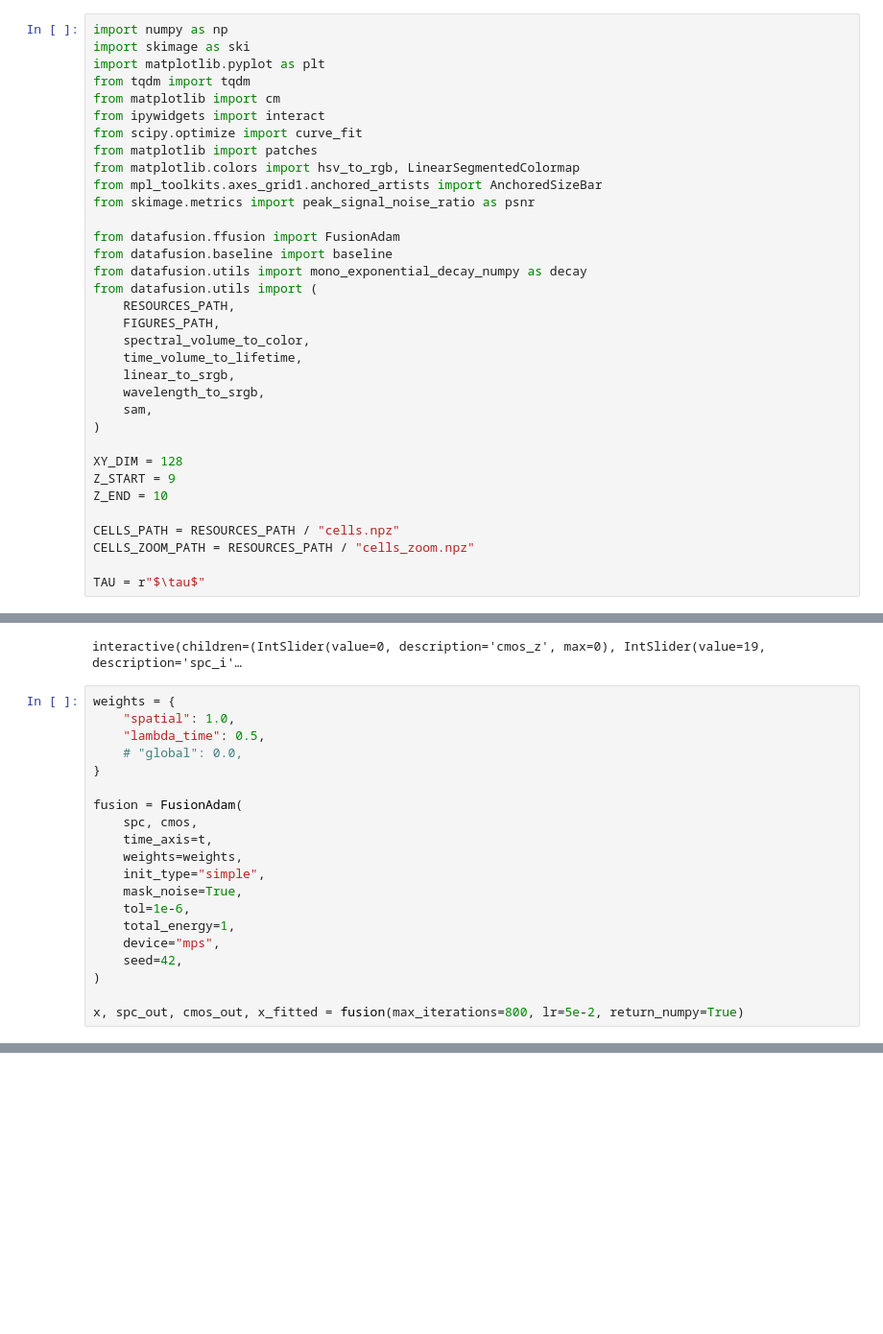
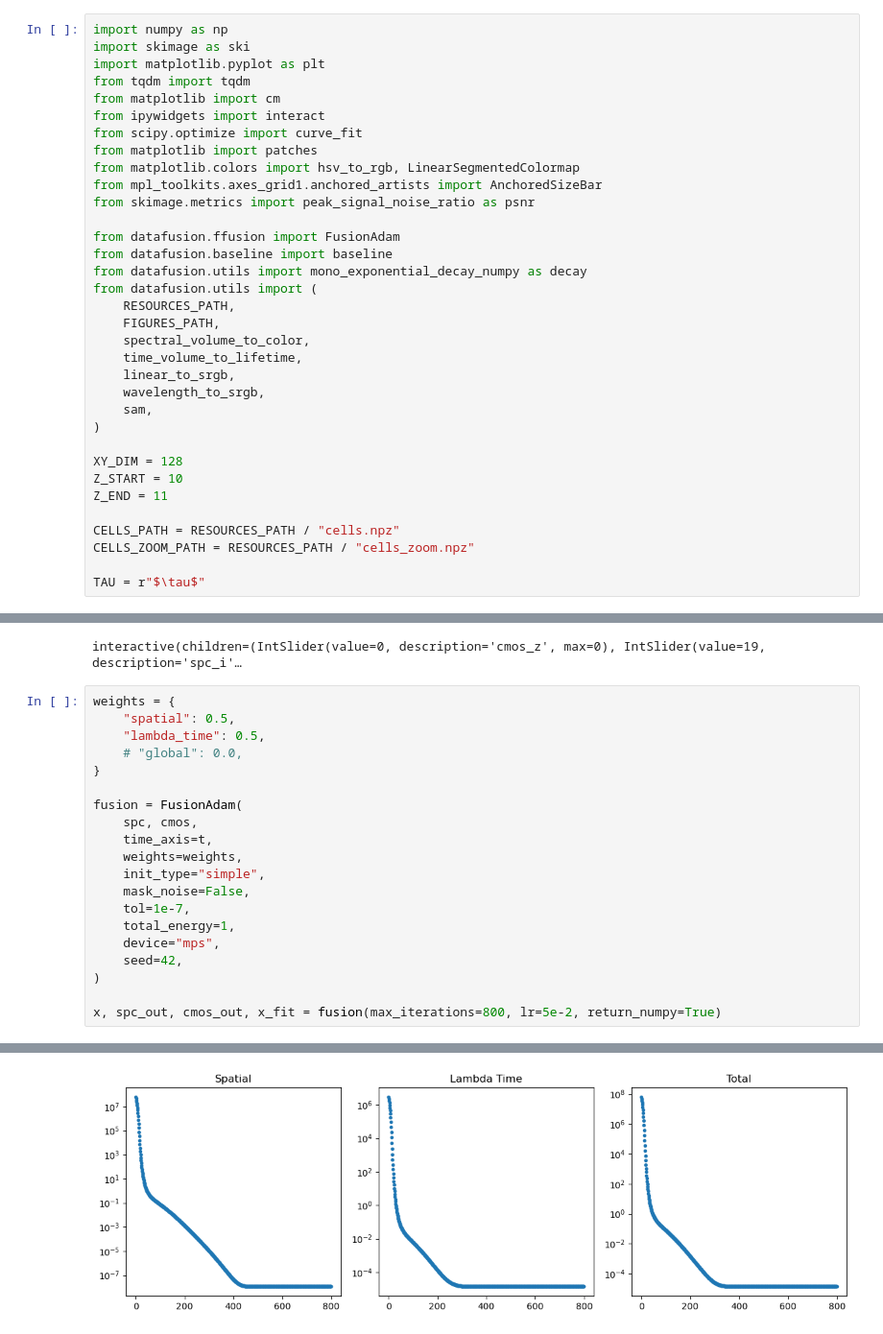
Before and after one commit to FluoLab/datafusion, a Jupyter notebook: analysis/cells_fit.ipynb, the cells around one changed output, grey strips where cells are left out. Shown at 96% size. Saved outputs shown, nothing was run; the diff lists cells and outputs as text; blank space fills up the shorter version.

```diff
--- a/analysis/cells_fit.ipynb
+++ b/analysis/cells_fit.ipynb
@@ -28,8 +28,8 @@ from datafusion.utils import (
 )
 
 XY_DIM = 128
-Z_START = 9
-Z_END = 10
+Z_START = 10
+Z_END = 11
 
 CELLS_PATH = RESOURCES_PATH / "cells.npz"
 CELLS_ZOOM_PATH = RESOURCES_PATH / "cells_zoom.npz"
@@ -129,7 +129,7 @@ interact(
 interactive(children=(IntSlider(value=0, description='cmos_z', max=0), IntSlider(value=19, description='spc_i'…
 # %%
 weights = {
-    "spatial": 1.0,
+    "spatial": 0.5,
     "lambda_time": 0.5,
     # "global": 0.0,
 }
@@ -139,12 +139,12 @@ fusion = FusionAdam(
     time_axis=t,
     weights=weights,
     init_type="simple",
-    mask_noise=True,
-    tol=1e-6,
+    mask_noise=False,
+    tol=1e-7,
     total_energy=1,
     device="mps",
     seed=42,
 )
 
-x, spc_out, cmos_out, x_fitted = fusion(max_iterations=800, lr=5e-2, return_numpy=True)
+x, spc_out, cmos_out, x_fit = fusion(max_iterations=800, lr=5e-2, return_numpy=True)
 # %% [output]
@@ -151,0 +151 @@ KeyboardInterrupt:
+[figure, added]
```
Also changed, not shown: parts of 5 cells of this notebook, 3 other files.
